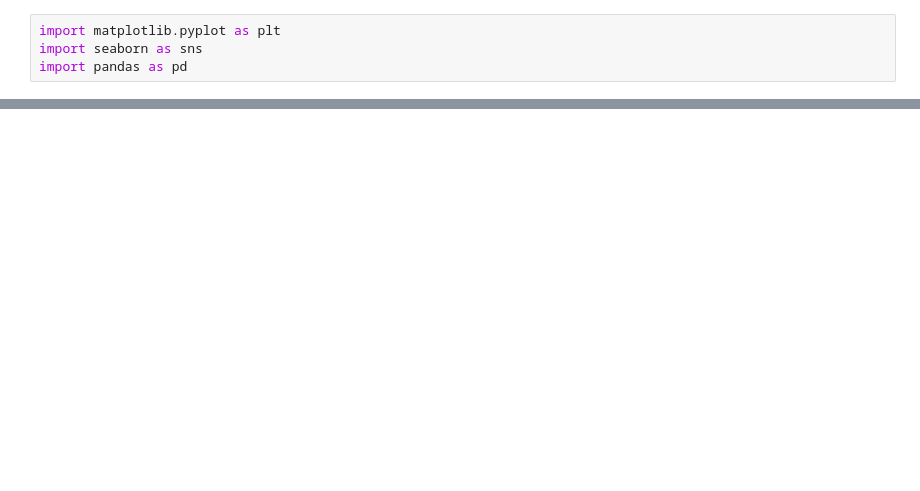
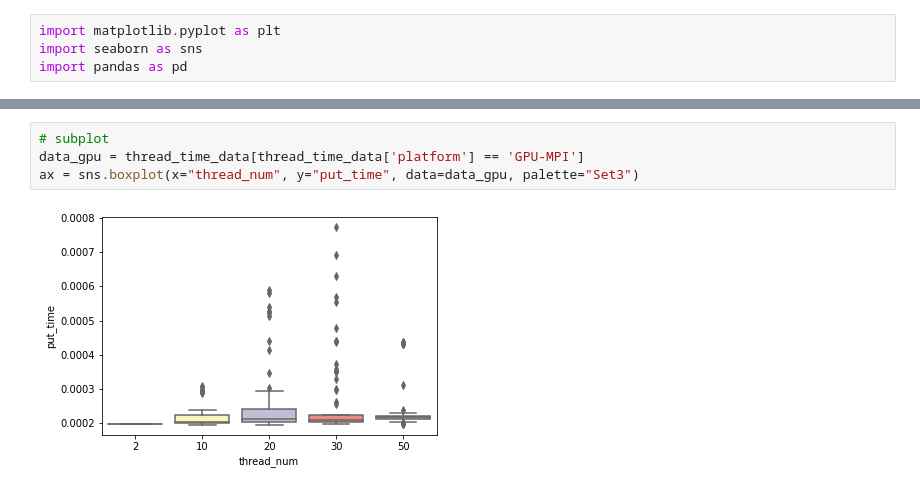
Before and after one commit to sinoyou/DPHPC-ETHZ-AS21-Visualization, a Jupyter notebook: DPHPC_ETHZ_AS21_Data_Visualization.ipynb, the cells around one changed output, grey strips where cells are left out. Saved outputs shown, nothing was run; the diff lists cells and outputs as text; blank space fills up the shorter version.

```diff
--- a/DPHPC_ETHZ_AS21_Data_Visualization.ipynb
+++ b/DPHPC_ETHZ_AS21_Data_Visualization.ipynb
@@ -57,0 +78,6 @@ thread_time_data
+# %%
+# subplot
+data_gpu = thread_time_data[thread_time_data['platform'] == 'GPU-MPI']
+ax = sns.boxplot(x="thread_num", y="put_time", data=data_gpu, palette="Set3")
+# %% [output]
+[figure, added]
```
Also changed, not shown: parts of 8 cells of this notebook.
